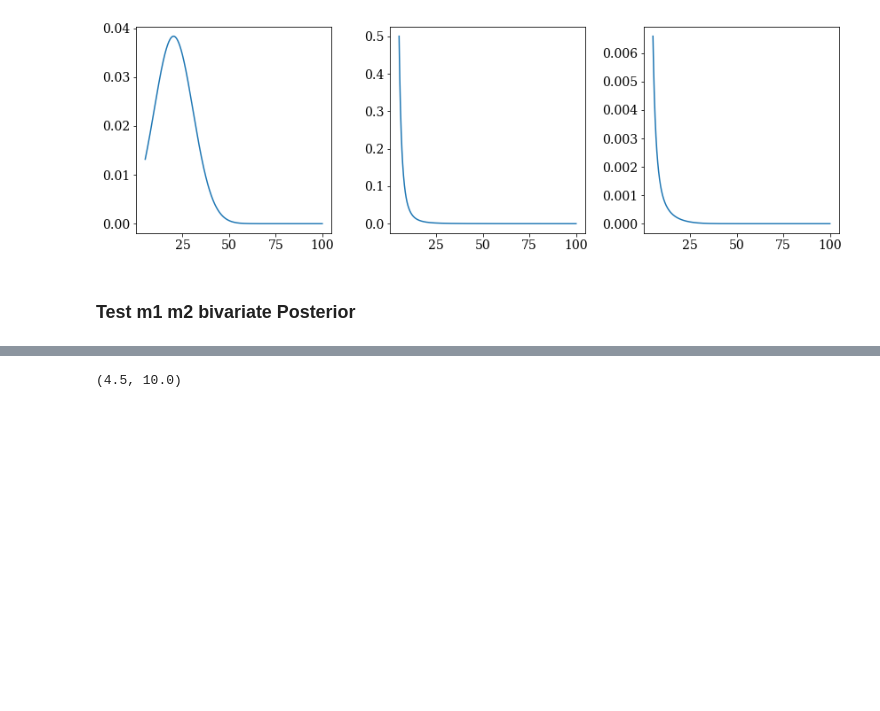
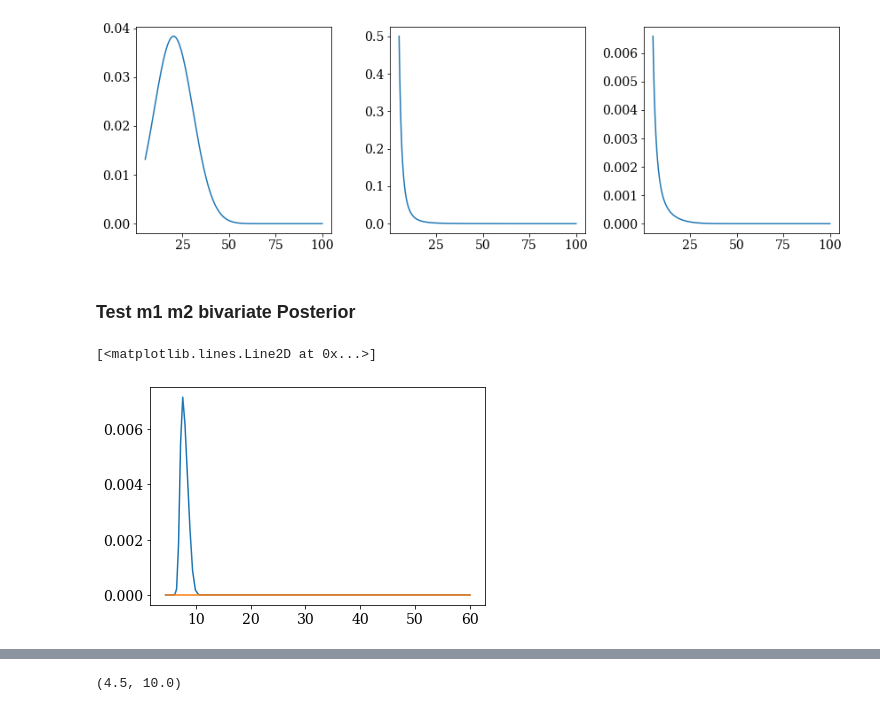
Before and after one commit to veome22/hybrid_waveforms, a Jupyter notebook: powerlaw_population_inference.ipynb, the cells around one changed output, grey strips where cells are left out. Cells and saved outputs as stored; diff of their text form; code cells hidden in the pictures; blank space fills up the shorter version.

```diff
--- a/powerlaw_population_inference.ipynb
+++ b/powerlaw_population_inference.ipynb
@@ -455,6 +456,41 @@ covariances = np.zeros((len(m1_mu_detections), 2,2))
 
 for i in range(len(m1_mu_detections)):
     covariances[i] =  [[m1_variance[i], m1_m2_covariance[i]], [m1_m2_covariance[i], m2_variance[i]]]
+# %%
+Nt = len(m1_mu_detections)
+
+n_m1_int = 50
+n_m2_int = 40
+m1_int_range = np.geomspace(4.5, 60.0, n_m1_int)
+
+integrand_m2 = np.zeros((Nt, n_m1_int))
+
+m1_low = 5.0
+
+prior_m1 = power(m1_int_range, alpha, m1_low, 60.0)
+prior_m1 = prior_m1 / integrate.trapezoid(prior_m1, m1_int_range)
+
+for j in range(n_m1_int):
+    m2_int_range = np.linspace(m1_min_int, m1_int_range[j], n_m2_int)
+    priors_m2 = power(m2_int_range, beta_inj, m1_low, m1_int_range[j])
+    norm_p2 = integrate.trapezoid(priors_m2)
+    if norm_p2 != 0:
+        priors_m2 = priors_m2/norm_p2
+
+    for i in range(Nt):
+        posteriors_m2 = bivariate_normal_dist(m1_int_range[j], m2_int_range, m1_mu_detections[i], m2_mu_detections[i], covariances[i])
+        integrand_m2[i,j] = integrate.trapezoid(priors_m2 * posteriors_m2, m2_int_range)
+
+integrands = prior_m1*integrand_m2
+# %%
+i = 3
+bn = bivariate_normal_dist(m1_int_range[30], m1_int_range, m1_mu_detections[i], m2_mu_detections[i], covariances[i])
+
+plt.plot(m1_int_range, integrand_m2[3])
+plt.plot(m1_int_range, bn)
+# %% [output]
+[<matplotlib.lines.Line2D at 0x...>]
+[figure, added]
 # %%
 m1_range = np.linspace(0, 100, 1000)
 m2_range = np.linspace(0, 100, 1000)
```
Also changed, not shown: parts of 18 cells of this notebook.
